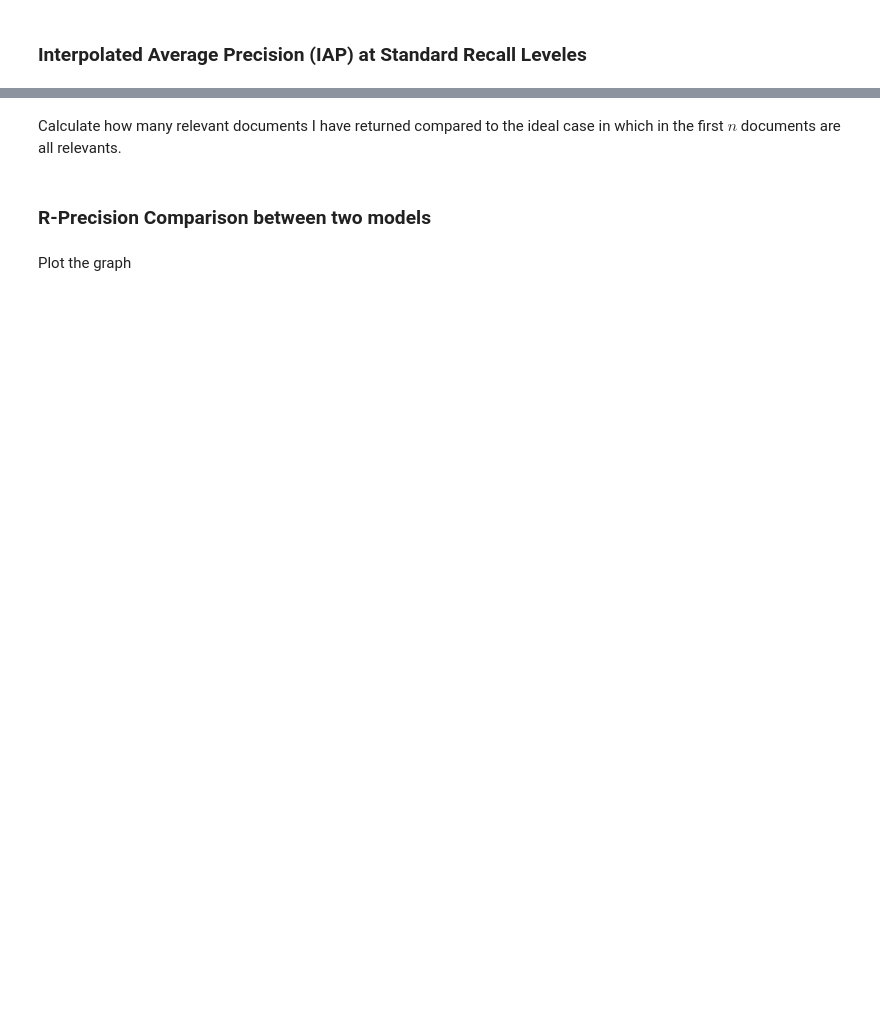
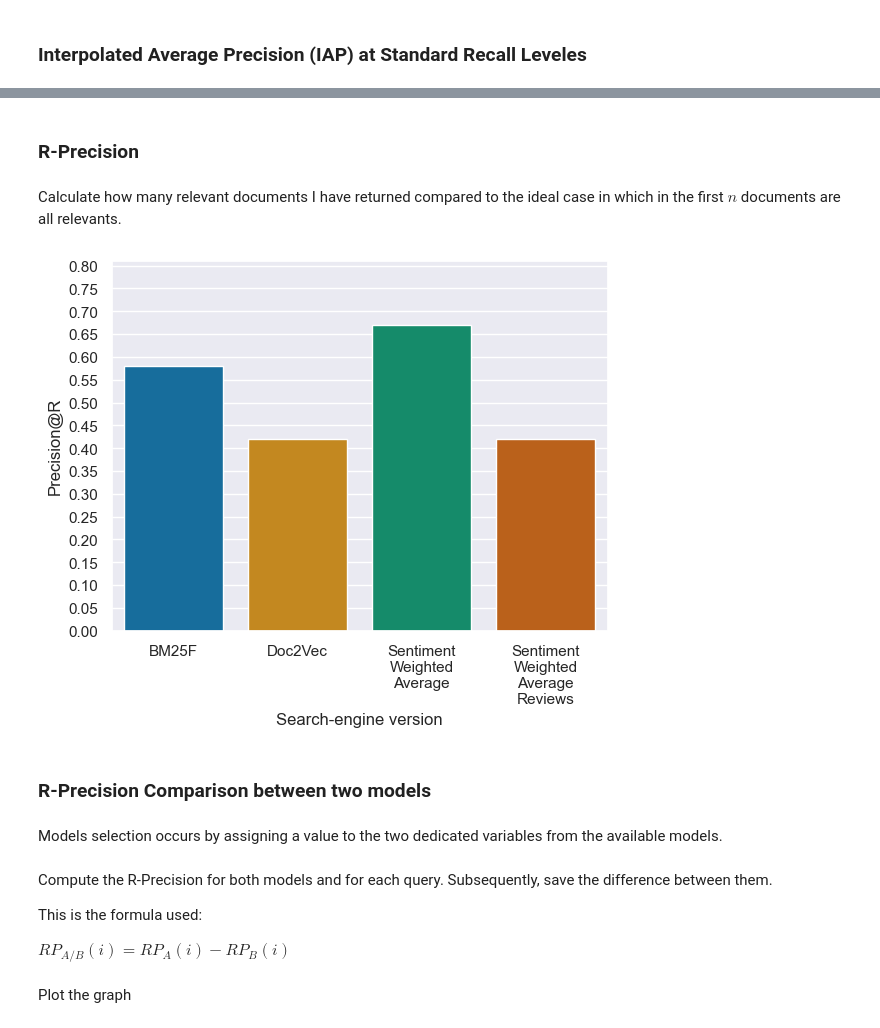
Before and after one commit to albertonuzzaci/ProgettoGestione, a Jupyter notebook: benchmarks.ipynb, the cells around one changed output, grey strips where cells are left out. Saved outputs shown, nothing was run; the diff lists cells and outputs as text; code cells hidden in the pictures; blank space fills up the shorter version.

```diff
--- a/benchmarks.ipynb
+++ b/benchmarks.ipynb
@@ -24,6 +67,6 @@
 # %%
 try:
-    examined_q = 3
+    examined_q = 5
     print("User Information Need: " + queries[examined_q]["UIN"])
 except IndexError as e:
     print("index not valid")
@@ -119,7 +221,38 @@ pltAvPr.yaxis.set_major_locator(MultipleLocator(0.05))
+# %% [markdown]
+### R-Precision
 # %% [markdown]
 Calculate how many relevant documents I have returned compared to the ideal case in which in the first $n$ documents are all relevants.
+# %%
+versions = []
+RP_values=[]
+
+for model, model_name in models:
+    result = b.getResults(20, model)
+
+    RP_values.append(b.getRPrecision(result))
+
+    versions.append(textwrap.fill(model_name, width=10,
+                break_long_words=True))
+
+# plot the average precisi+ons
+# apply the default theme
+sns.set_theme()
+
+# create a dataframe for Seaborn
+df = pd.DataFrame({"Search-engine version": versions, 'Precision@R': RP_values})
+
+# plot the bar graph
+pltRP = sns.barplot(data = df, x = "Search-engine version", y = 'Precision@R', palette="colorblind")
+
+# set fixed axes, the semicolon suppress the output
+pltRP.set_ylim([0.0, max(AvPr_values)+0.20]); # set y-axis
+pltRP.yaxis.set_major_locator(MultipleLocator(0.05))
+# %% [output]
+[figure, added]
 # %% [markdown]
 ### R-Precision Comparison between two models
+# %% [markdown]
+Models selection occurs by assigning a value to the two dedicated variables from the available models.
 # %%
 '''
 Available models:
@@ -137,6 +270,12 @@ for model, model_name in models:
         model1 = model
     if model2 == model_name:
         model2 = model
+# %% [markdown]
+Compute the R-Precision for both models and for each query. Subsequently, save the difference between them.
+
+This is the formula used:
+
+$RP_{A/B}(i) =RP_{A}(i) -RP_{B}(i) $
 # %%
 RP_comparison = []
 for q in queries:
```
Also changed, not shown: parts of 18 cells of this notebook.
